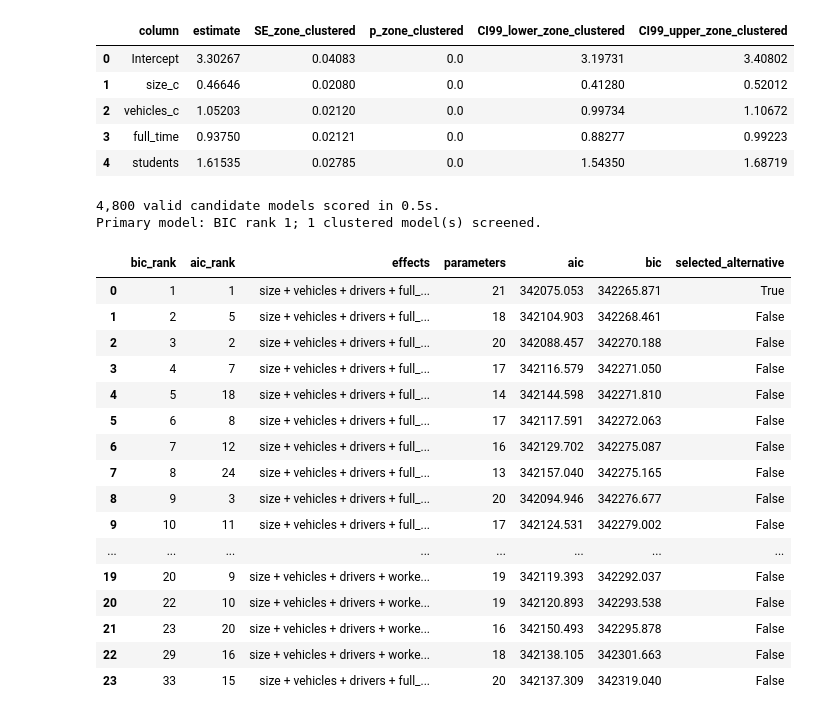
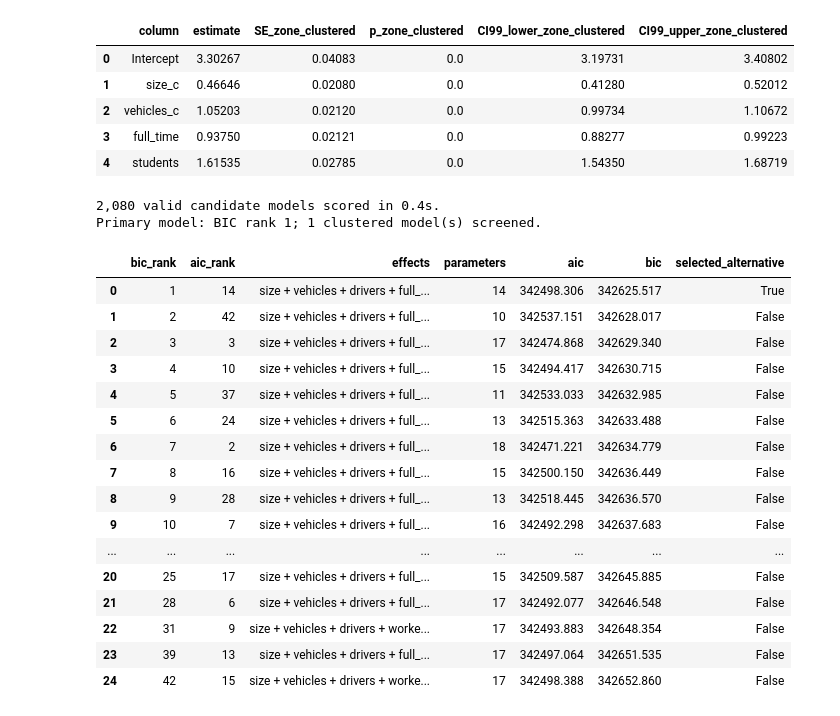
Before and after one commit to kingmartn/trp630termpaper, a Jupyter notebook: MLR_regression.ipynb, the cells around one changed output. Saved outputs shown, nothing was run; the diff lists cells and outputs as text; code cells hidden in the pictures.

```diff
--- a/MLR_regression.ipynb
+++ b/MLR_regression.ipynb
@@ -9,6 +9,8 @@ import time
 import numpy as np
 import pandas as pd
 import matplotlib.pyplot as plt
+from matplotlib.colors import LinearSegmentedColormap
+from cycler import cycler
 from scipy import stats
 import statsmodels.api as sm
 from statsmodels.stats.diagnostic import het_breuschpagan
@@ -27,7 +29,7 @@ for folder in [WORK, OUTPUT, FIGURES]:
 
 ALPHA = 0.01
 HIGH_VEHICLE_CUTOFF = 10
-PROTECTED_EFFECTS = {'size'}
+PROTECTED_EFFECTS = set()
 IC_IMPROVEMENT_TOLERANCE = 1e-8
 FIELDS = ['hnum', 'gta01hhld', 'dwelltype', 'rec-mail', 'n-call', 'tripday',
           'nperson', 'nvehicle', 'nlicence', 'nempft', 'nemppt', 'nemphome',
@@ -44,9 +46,16 @@ def format_pvalue(value):
     if value < 1e-300:
         return '<1e-300'
     return f'{value:.3g}' if value < 1e-4 else f'{value:.5f}'
-plt.rcParams.update({'figure.facecolor': 'white', 'axes.facecolor': '#FAFCFF',
-                     'font.size': 10, 'axes.spines.top': False, 'axes.spines.right': False})
-BLUE, ORANGE, TEAL = '#2563EB', '#E99416', '#0F9C91'
+BLUE, ORANGE, TEAL, CORAL, INK = '#2673B8', '#E9A23B', '#2E9B8A', '#D96B55', '#253746'
+WARM_HEAT = LinearSegmentedColormap.from_list(
+    'trip_warm', ['#FFF7E8','#FBE0A3','#F2B75F','#D9843D','#A95532'])
+WARM_HEAT.set_bad('#F2EFE8')
+plt.rcParams.update({'figure.facecolor':'white','axes.facecolor':'#FFFCF7',
+    'axes.edgecolor':INK,'axes.labelcolor':INK,'text.color':INK,
+    'xtick.color':INK,'ytick.color':INK,'font.size':10,
+    'axes.spines.top':False,'axes.spines.right':False,
+    'axes.prop_cycle':cycler(color=[BLUE,ORANGE,TEAL,CORAL,'#8A914B']),
+    'pdf.fonttype':42})
 
 WORKBOOK_SHEETS = OrderedDict()
 
@@ -175,8 +192,6 @@ features['drivers_c'] = trial['nlicence'] - 2
 for name, field in [('full_time', 'nempft'), ('part_time', 'nemppt'),
                     ('home_workers', 'nemphome'), ('students', 'nstudent'), ('workers', 'workers')]:
     features[name] = trial[field].astype(float)
-features['size_c_squared'] = features['size_c'] ** 2
-features['vehicles_c_squared'] = features['vehicles_c'] ** 2
 features['size_x_drivers'] = features['size_c'] * features['drivers_c']
 features['size_x_vehicles'] = features['size_c'] * features['vehicles_c']
 CATEGORY_LEVELS = OrderedDict([
@@ -197,12 +212,10 @@ EFFECT_COLUMNS = OrderedDict([
     ('dwelling', ['dwelling_Apartment', 'dwelling_Townhouse']),
     ('weekday', [f'weekday_{x}' for x in CATEGORY_LEVELS['weekday'][1:]]),
     ('region', [f'region_{x}' for x in CATEGORY_LEVELS['region'][1:]]),
-    ('size_squared', ['size_c_squared']), ('vehicles_squared', ['vehicles_c_squared']),
     ('size_by_drivers', ['size_x_drivers']), ('size_by_vehicles', ['size_x_vehicles']),
 ])
-PARENTS = {'size_squared': {'size'}, 'vehicles_squared': {'vehicles'},
-           'size_by_drivers': {'size', 'drivers'}, 'size_by_vehicles': {'size', 'vehicles'}}
-SEARCH_EFFECTS = tuple(effect for effect in EFFECT_COLUMNS if effect != 'size')
+PARENTS = {'size_by_drivers': {'size', 'drivers'}, 'size_by_vehicles': {'size', 'vehicles'}}
+SEARCH_EFFECTS = tuple(EFFECT_COLUMNS)
 
 def canonical(effects):
     return tuple(e for e in EFFECT_COLUMNS if e in effects)
@@ -327,7 +340,7 @@ column_position = {name: i for i, name in enumerate(all_columns)}
 candidate_rows = []
 
 for chosen_bits in product((False, True), repeat=len(SEARCH_EFFECTS)):
-    effects = canonical(['size'] + [name for name, flag in zip(SEARCH_EFFECTS, chosen_bits) if flag])
+    effects = canonical([name for name, flag in zip(SEARCH_EFFECTS, chosen_bits) if flag])
     try:
         validate_effects(effects)
     except AssertionError:
@@ -353,55 +366,55 @@ save_table('MLR04_all_candidates', all_candidates)
 screen_rows = []
 chosen_effects = None
 for row in all_candidates.itertuples():
-    effects = tuple(row.effects.split(' + '))
+    effects = tuple(filter(None,row.effects.split(' + ')))
     info = evaluate(effects)
     failures = [test for test in info['effect_tests']
                 if removal_status(test['effect'], effects)[0] and test['p_clustered'] >= ALPHA]
     screen_rows.append({'bic_rank': row.bic_rank, 'effects': row.effects, 'parameters': row.parameters,
                         'bic': row.bic, 'max_eligible_p': max((test['p_clustered'] for test in info['effect_tests']
                             if removal_status(test['effect'], effects)[0]), default=np.nan),
                         'failed_effects': ' + '.join(test['effect'] for test in failures),
                         'p01_satisfied_for_removable_effects': not failures})
     if not failures:
         chosen_effects = effects
         chosen_rank = row.bic_rank
         break
 assert chosen_effects is not None
 screened_models = save_table('MLR05_cluster_screen', pd.DataFrame(screen_rows))
 chosen_family = 'All eligible effect subsets'
 chosen_info = evaluate(chosen_effects)
 assert np.isclose(chosen_info['stats']['bic'], all_candidates.loc[chosen_rank - 1, 'bic'], rtol=0, atol=.01)
 
 leader_ids = set(all_candidates.head(20).index) | set(all_candidates.nsmallest(20, 'aic').index) | {chosen_rank - 1}
 comparison = all_candidates.loc[sorted(leader_ids)].copy().sort_values('bic').reset_index(drop=True)
 comparison['selected_alternative'] = comparison['effects'].eq(' + '.join(chosen_effects))
 comparison['unconstrained_bic_leader'] = comparison['bic_rank'].eq(1)
 comparison['aic_leader'] = comparison['aic_rank'].eq(1)
 save_table('MLR06_shortlist', comparison)
 print(f'{len(all_candidates):,} valid candidate models scored in {time.monotonic() - started:.1f}s.')
 print(f'Primary model: BIC rank {chosen_rank}; {len(screened_models)} clustered model(s) screened.')
 display(comparison[['bic_rank', 'aic_rank', 'effects', 'parameters', 'aic', 'bic',
                     'selected_alternative']].head(25).round(3))
 # %% [output]
-4,800 valid candidate models scored in 0.5s.
+2,080 valid candidate models scored in 0.4s.
 Primary model: BIC rank 1; 1 clustered model(s) screened.
 |  | bic_rank | aic_rank | effects | parameters | aic | bic | selected_alternative |
-| 0 | 1 | 1 | size + vehicles + drivers + full_... | 21 | 342075.053 | 342265.871 | True |
-| 1 | 2 | 5 | size + vehicles + drivers + full_... | 18 | 342104.903 | 342268.461 | False |
-| 2 | 3 | 2 | size + vehicles + drivers + full_... | 20 | 342088.457 | 342270.188 | False |
-| 3 | 4 | 7 | size + vehicles + drivers + full_... | 17 | 342116.579 | 342271.050 | False |
-| 4 | 5 | 18 | size + vehicles + drivers + full_... | 14 | 342144.598 | 342271.810 | False |
-| 5 | 6 | 8 | size + vehicles + drivers + full_... | 17 | 342117.591 | 342272.063 | False |
-| 6 | 7 | 12 | size + vehicles + drivers + full_... | 16 | 342129.702 | 342275.087 | False |
-| 7 | 8 | 24 | size + vehicles + drivers + full_... | 13 | 342157.040 | 342275.165 | False |
-| 8 | 9 | 3 | size + vehicles + drivers + full_... | 20 | 342094.946 | 342276.677 | False |
-| 9 | 10 | 11 | size + vehicles + drivers + full_... | 17 | 342124.531 | 342279.002 | False |
+| 0 | 1 | 14 | size + vehicles + drivers + full_... | 14 | 342498.306 | 342625.517 | True |
+| 1 | 2 | 42 | size + vehicles + drivers + full_... | 10 | 342537.151 | 342628.017 | False |
+| 2 | 3 | 3 | size + vehicles + drivers + full_... | 17 | 342474.868 | 342629.340 | False |
+| 3 | 4 | 10 | size + vehicles + drivers + full_... | 15 | 342494.417 | 342630.715 | False |
+| 4 | 5 | 37 | size + vehicles + drivers + full_... | 11 | 342533.033 | 342632.985 | False |
+| 5 | 6 | 24 | size + vehicles + drivers + full_... | 13 | 342515.363 | 342633.488 | False |
+| 6 | 7 | 2 | size + vehicles + drivers + full_... | 18 | 342471.221 | 342634.779 | False |
+| 7 | 8 | 16 | size + vehicles + drivers + full_... | 15 | 342500.150 | 342636.449 | False |
+| 8 | 9 | 28 | size + vehicles + drivers + full_... | 13 | 342518.445 | 342636.570 | False |
+| 9 | 10 | 7 | size + vehicles + drivers + full_... | 16 | 342492.298 | 342637.683 | False |
 | ... | ... | ... | ... | ... | ... | ... | ... |
-| 19 | 20 | 9 | size + vehicles + drivers + worke... | 19 | 342119.393 | 342292.037 | False |
-| 20 | 22 | 10 | size + vehicles + drivers + worke... | 19 | 342120.893 | 342293.538 | False |
-| 21 | 23 | 20 | size + vehicles + drivers + worke... | 16 | 342150.493 | 342295.878 | False |
-| 22 | 29 | 16 | size + vehicles + drivers + worke... | 18 | 342138.105 | 342301.663 | False |
-| 23 | 33 | 15 | size + vehicles + drivers + full_... | 20 | 342137.309 | 342319.040 | False |
+| 20 | 25 | 17 | size + vehicles + drivers + full_... | 15 | 342509.587 | 342645.885 | False |
+| 21 | 28 | 6 | size + vehicles + drivers + full_... | 17 | 342492.077 | 342646.548 | False |
+| 22 | 31 | 9 | size + vehicles + drivers + worke... | 17 | 342493.883 | 342648.354 | False |
+| 23 | 39 | 13 | size + vehicles + drivers + full_... | 17 | 342497.064 | 342651.535 | False |
+| 24 | 42 | 15 | size + vehicles + drivers + worke... | 17 | 342498.388 | 342652.860 | False |
 # %%
 selected_ols, selected_clustered, selected_columns = materialize(chosen_effects)
 selected_effect_tests = pd.DataFrame(effect_tests(selected_ols, selected_clustered, selected_columns, chosen_effects))
```
Also changed, not shown: parts of 6 cells of this notebook, 57 other files.
